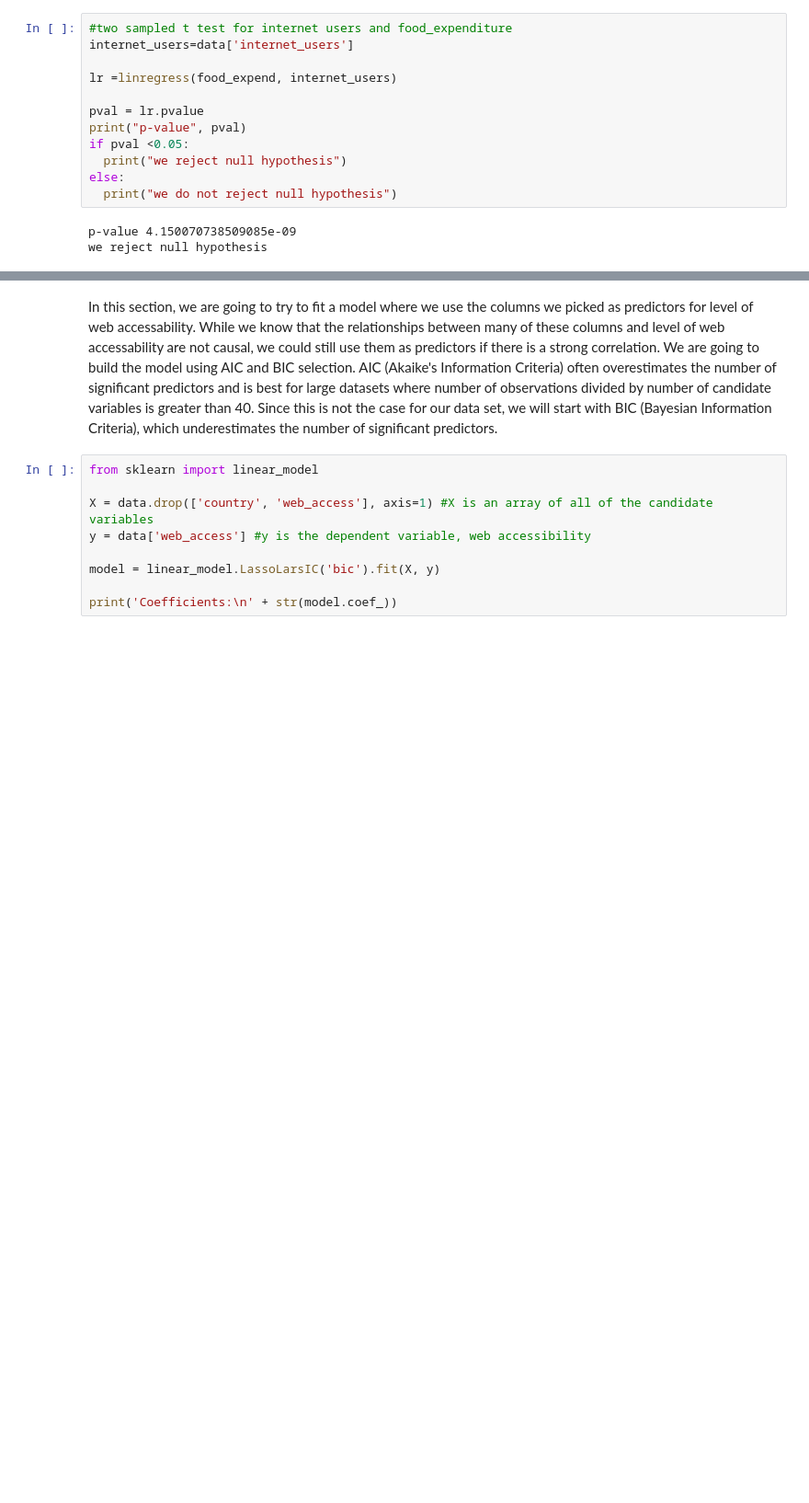
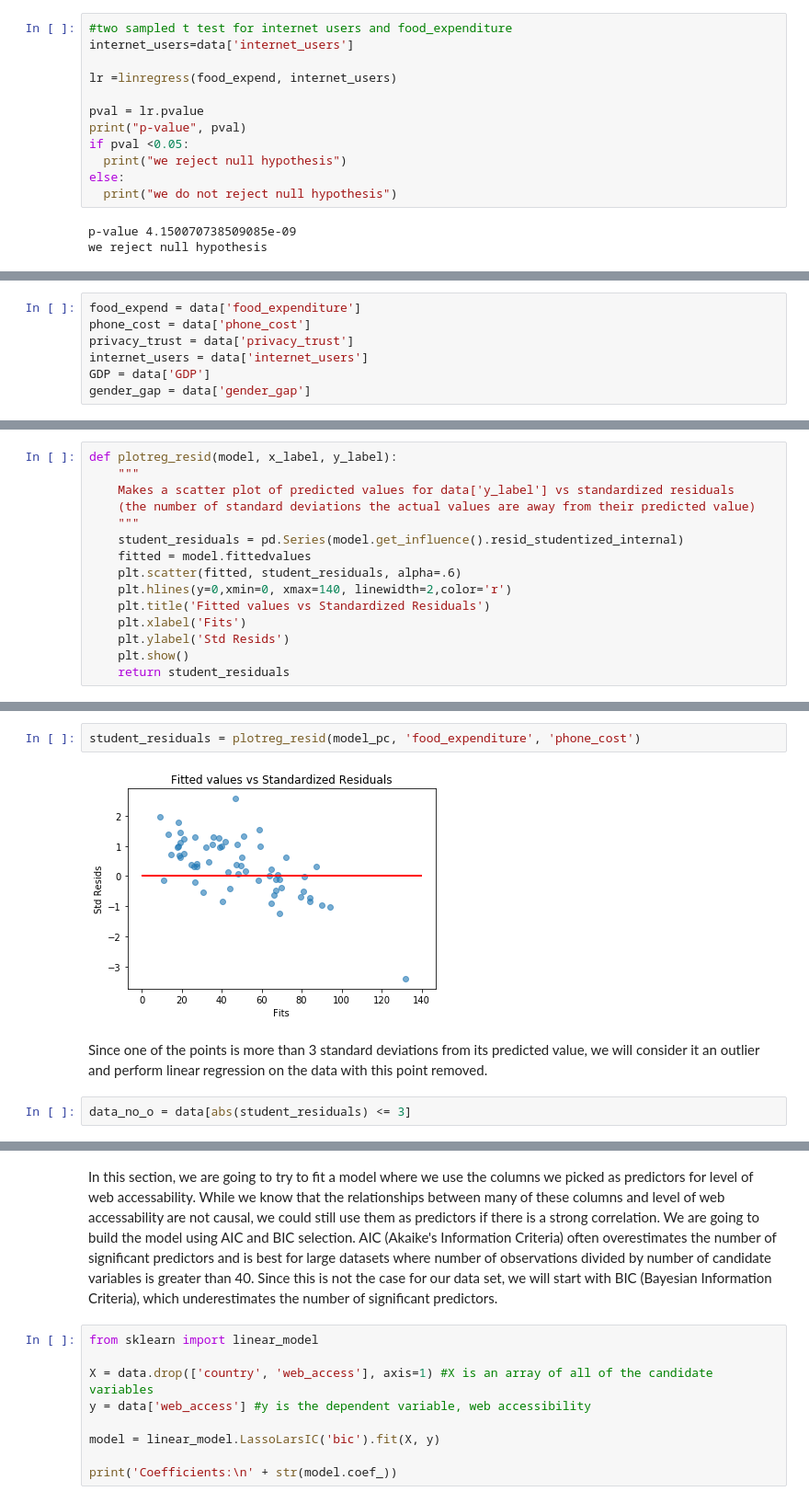
Before and after one commit to tklausner/info2950-project, a Jupyter notebook: INFO2950_Project.ipynb, the cells around one changed output, grey strips where cells are left out. Shown at 92% size. Saved outputs shown, nothing was run; the diff lists cells and outputs as text; blank space fills up the shorter version.

```diff
--- a/INFO2950_Project.ipynb
+++ b/INFO2950_Project.ipynb
@@ -492,0 +478,7 @@ we reject null hypothesis
+# %%
+food_expend = data['food_expenditure']
+phone_cost = data['phone_cost']
+privacy_trust = data['privacy_trust']
+internet_users = data['internet_users']
+GDP = data['GDP']
+gender_gap = data['gender_gap']
@@ -492,0 +495,15 @@ we reject null hypothesis
+# %%
+def plotreg_resid(model, x_label, y_label):
+    """
+    Makes a scatter plot of predicted values for data['y_label'] vs standardized residuals
+    (the number of standard deviations the actual values are away from their predicted value)
+    """
+    student_residuals = pd.Series(model.get_influence().resid_studentized_internal)
+    fitted = model.fittedvalues
+    plt.scatter(fitted, student_residuals, alpha=.6)
+    plt.hlines(y=0,xmin=0, xmax=140, linewidth=2,color='r')
+    plt.title('Fitted values vs Standardized Residuals')
+    plt.xlabel('Fits')
+    plt.ylabel('Std Resids')
+    plt.show()
+    return student_residuals
@@ -492,0 +518,8 @@ we reject null hypothesis
+# %%
+student_residuals = plotreg_resid(model_pc, 'food_expenditure', 'phone_cost')
+# %% [output]
+[figure, added]
+# %% [markdown]
+Since one of the points is more than 3 standard deviations from its predicted value, we will consider it an outlier and perform linear regression on the data with this point removed.
+# %%
+data_no_o = data[abs(student_residuals) <= 3]
```
Also changed, not shown: parts of 13 cells of this notebook.
